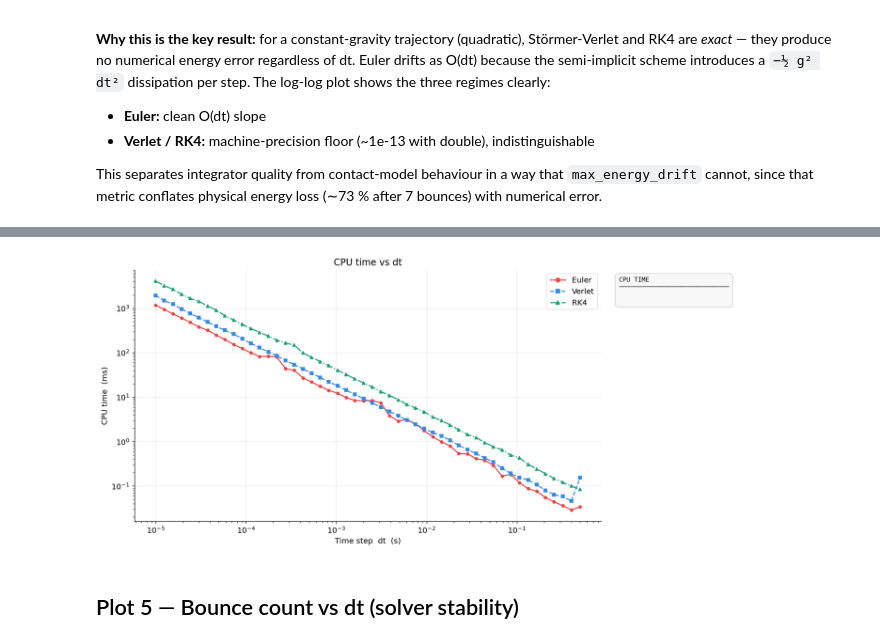
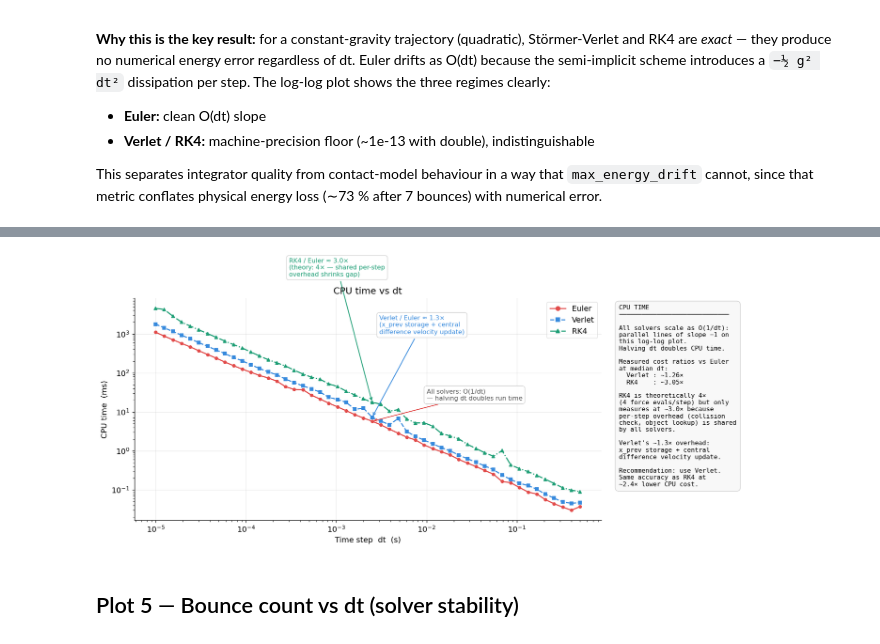
Before and after one commit to TomLaclavere/3DPhysicsEngine, a Jupyter notebook: benchmarks/Bouncing/benchmark_analysis.ipynb, the cells around one changed output, grey strips where cells are left out. Saved outputs shown, nothing was run; the diff lists cells and outputs as text; code cells hidden in the pictures.

```diff
--- a/benchmarks/Bouncing/benchmark_analysis.ipynb
+++ b/benchmarks/Bouncing/benchmark_analysis.ipynb
@@ -492,47 +626,95 @@ plt.show()
 # %%
-fig, (ax, ax_notes) = plt.subplots(
-    1, 2, figsize=(15, 6),
-    gridspec_kw={"width_ratios": [2, 1]}
-)
+fig, (ax, ax_notes) = plt.subplots(1, 2, figsize=(15, 6), gridspec_kw={"width_ratios": [2, 1]})
 
 for solver, grp in df.groupby("solver"):
     s = SOLVER_STYLE[solver]
     grp = grp.sort_values("dt")
-    ax.loglog(grp["dt"], grp["cpu_ms"],
-              color=s["color"], marker=s["marker"], ls=s["ls"],
-              markersize=4, linewidth=1.6)
+    ax.loglog(
+        grp["dt"], grp["cpu_ms"],
+        color=s["color"], marker=s["marker"], ls=s["ls"],
+        markersize=4, linewidth=1.6,
+    )
 
-# Compute actual cost ratios
+# Compute cost ratios at median dt
 mid_dt = df["dt"].median()
 cpu_mid = {}
 for solver, grp in df.groupby("solver"):
-    row = grp.iloc[(grp["dt"] - mid_dt).abs().argsort()[:1]]
-    cpu_mid[solver] = float(row["cpu_ms"])
+    row = grp.iloc[(grp["dt"] - mid_dt).abs().argsort().iloc[:1]]
+    cpu_mid[solver] = float(row["cpu_ms"].iloc[0])
 
-rk4_ratio = cpu_mid["RK4"]    / cpu_mid["Euler"]
-vlt_ratio = cpu_mid["Verlet"] / cpu_mid["Euler"]
+rk4_ratio  = cpu_mid["RK4"]    / cpu_mid["Euler"]
+vlt_ratio  = cpu_mid["Verlet"] / cpu_mid["Euler"]
 
+# Ratio annotations at mid-dt
+mid_row_e = df[(df["solver"]=="Euler")].iloc[(df[df["solver"]=="Euler"]["dt"] - mid_dt).abs().argsort().iloc[:1]]
+mid_row_v = df[(df["solver"]=="Verlet")].iloc[(df[df["solver"]=="Verlet"]["dt"] - mid_dt).abs().argsort().iloc[:1]]
+mid_row_r = df[(df["solver"]=="RK4")].iloc[(df[df["solver"]=="RK4"]["dt"] - mid_dt).abs().argsort().iloc[:1]]
 
+ax.annotate(
+    f"RK4 / Euler ≈ {rk4_ratio:.1f}×\n(theory: 4× — shared per-step\noverhead shrinks gap)",
+    xy=(float(mid_row_r["dt"].iloc[0]), float(mid_row_r["cpu_ms"].iloc[0])),
+    xytext=(3e-4, 3e4),
+    arrowprops=dict(arrowstyle="->", color="#1D9E75", lw=1.2),
+    color="#1D9E75", fontsize=9, bbox=ABOX,
+)
+
+ax.annotate(
+    f"Verlet / Euler ≈ {vlt_ratio:.1f}×\n(x_prev storage + central\ndifference velocity update)",
+    xy=(float(mid_row_v["dt"].iloc[0]), float(mid_row_v["cpu_ms"].iloc[0])),
+    xytext=(3e-3, 1e3),
+    arrowprops=dict(arrowstyle="->", color="#378ADD", lw=1.2),
+    color="#378ADD", fontsize=9, bbox=ABOX,
+)
+
+ax.annotate(
+    "All solvers: O(1/dt)\n— halving dt doubles run time",
+    xy=(float(mid_row_e["dt"].iloc[0]), float(mid_row_e["cpu_ms"].iloc[0])),
+    xytext=(1e-2, 2e1),
+    arrowprops=dict(arrowstyle="->", color="#E24B4A", lw=1.2),
+    color="#555", fontsize=9, bbox=ABOX,
+)
 
 ax.set_xlabel("Time step  dt  (s)")
 ax.set_ylabel("CPU time  (ms)")
 ax.set_title("CPU time vs dt")
 solver_legend(ax, loc="upper right")
 
 ax_notes.axis("off")
 notes = (
     "CPU TIME\n"
     "─────────────────────────────\n\n"
+    "All solvers scale as O(1/dt):\n"
+    "parallel lines of slope −1 on\n"
+    "this log-log plot.\n"
+    "Halving dt doubles CPU time.\n\n"
+    "Measured cost ratios vs Euler\n"
+    "at median dt:\n"
+    f"  Verlet : ~{vlt_ratio:.2f}×\n"
+    f"  RK4    : ~{rk4_ratio:.2f}×\n\n"
+    "RK4 is theoretically 4×\n"
+    "(4 force evals/step) but only\n"
+    f"measures at ~{rk4_ratio:.1f}× because\n"
+    "per-step overhead (collision\n"
+    "check, object lookup) is shared\n"
+    "by all solvers.\n\n"
+    f"Verlet's ~{vlt_ratio:.1f}× overhead:\n"
+    "x_prev storage + central\n"
+    "difference velocity update.\n\n"
+    "Recommendation: use Verlet.\n"
+    "Same accuracy as RK4 at\n"
+    f"~{rk4_ratio/vlt_ratio:.1f}× lower CPU cost."
 )
-ax_notes.text(0.04, 0.97, notes, transform=ax_notes.transAxes,
-              fontsize=9, va="top", family="monospace",
-              bbox=dict(boxstyle="round,pad=0.6", fc="#f8f8f8", ec="#cccccc", lw=0.8))
+ax_notes.text(
+    0.04, 0.97, notes, transform=ax_notes.transAxes,
+    fontsize=9, va="top", family="monospace",
+    bbox=dict(boxstyle="round,pad=0.6", fc="#f8f8f8", ec="#cccccc", lw=0.8),
+)
 
 plt.tight_layout()
 plt.savefig("plot_cpu_time.png", dpi=150, bbox_inches="tight")
 plt.show()
 # %% [output]
-[figure, old version]
+[figure, new version]
 # %% [markdown]
 ## Plot 5 — Bounce count vs dt (solver stability)
 # %%
```
Also changed, not shown: parts of 13 cells of this notebook, 29 other files.
